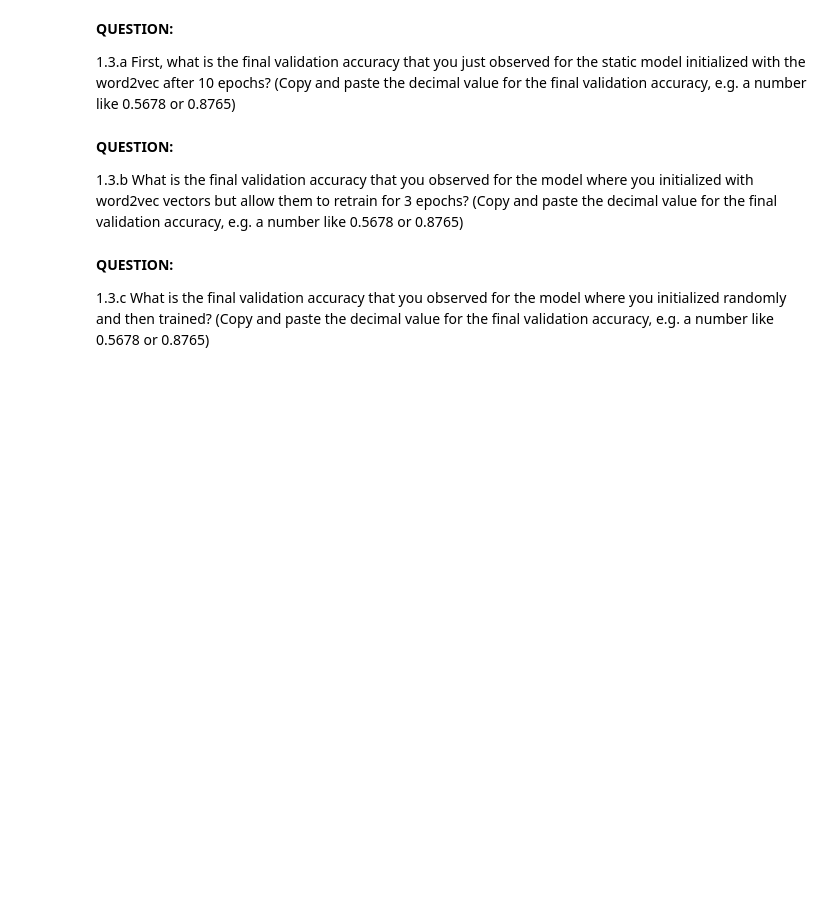
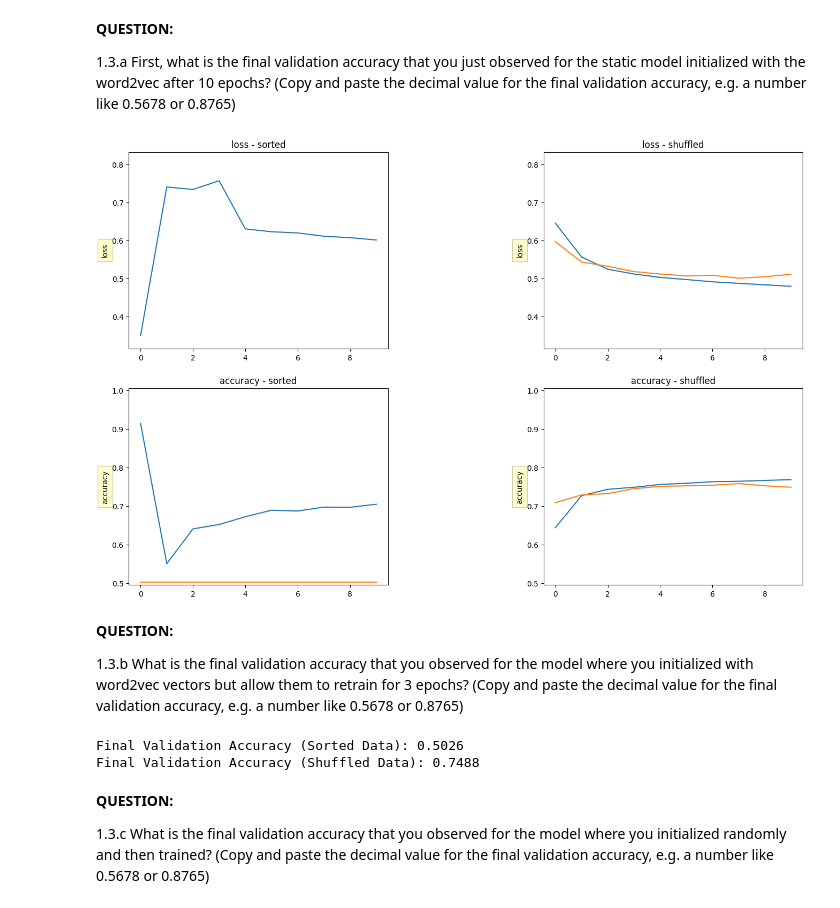
Before and after one commit to datasci-w266/2025-spring-main, a Jupyter notebook: assignment/a2/Text_classification_DAN.ipynb, the cells around one changed output. Drawn from its saved outputs; the diff is of its cells as text; code cells hidden in the pictures; blank space fills up the shorter version.

```diff
--- a/assignment/a2/Text_classification_DAN.ipynb
+++ b/assignment/a2/Text_classification_DAN.ipynb
@@ -445,0 +625,17 @@ dan_model_shuffled = create_dan_model()
+# %%
+### YOUR CODE HERE
+
+# Create the DAN model
+dan_model_shuffled = create_dan_model()
+
+# Train the model using shuffled data
+dan_shuffled_history = dan_model_shuffled.fit(
+    train_input_ids,   # Unsorted training data
+    train_labels,
+    batch_size=32,
+    epochs=10,
+    shuffle=True,  # Set shuffle=True
+    validation_data=(test_input_ids, test_labels)
+)
+
+### END YOUR CODE
@@ -488,3 +701,25 @@ What do you observe about the effects of initializing and retraining the embeddi
+# %%
+#1.3.a
+import matplotlib.pyplot as plt
+
+# Create subplots for loss and accuracy comparison
+fig, axs = plt.subplots(2, 2, figsize=(18, 10.5))
+fig.subplots_adjust(left=0.2, wspace=0.6)
+
+make_plot(
+    axs,
+    dan_sorted_history,
+    dan_shuffled_history,
+    model_1_name="sorted",
+    model_2_name="shuffled",
+)
+
+fig.align_ylabels(axs[:, 1])
+
+# Show the plots
+plt.show()
+# %% [output]
+[figure, added]
 # %% [markdown]
 **QUESTION:**
 
@@ -499,3 +728,14 @@ What do you observe about the effects of initializing and retraining the embeddi
+# %%
+#1.3.b
+# Extract final validation accuracy values
+sorted_final_val_acc = dan_sorted_history.history["val_accuracy"][-1]
+shuffled_final_val_acc = dan_shuffled_history.history["val_accuracy"][-1]
+
+print(f"Final Validation Accuracy (Sorted Data): {sorted_final_val_acc:.4f}")
+print(f"Final Validation Accuracy (Shuffled Data): {shuffled_final_val_acc:.4f}")
+# %% [output]
+Final Validation Accuracy (Sorted Data): 0.5026
+Final Validation Accuracy (Shuffled Data): 0.7488
 # %% [markdown]
 **QUESTION:**
 
```
Also changed, not shown: parts of 29 cells of this notebook, 3 other files.
